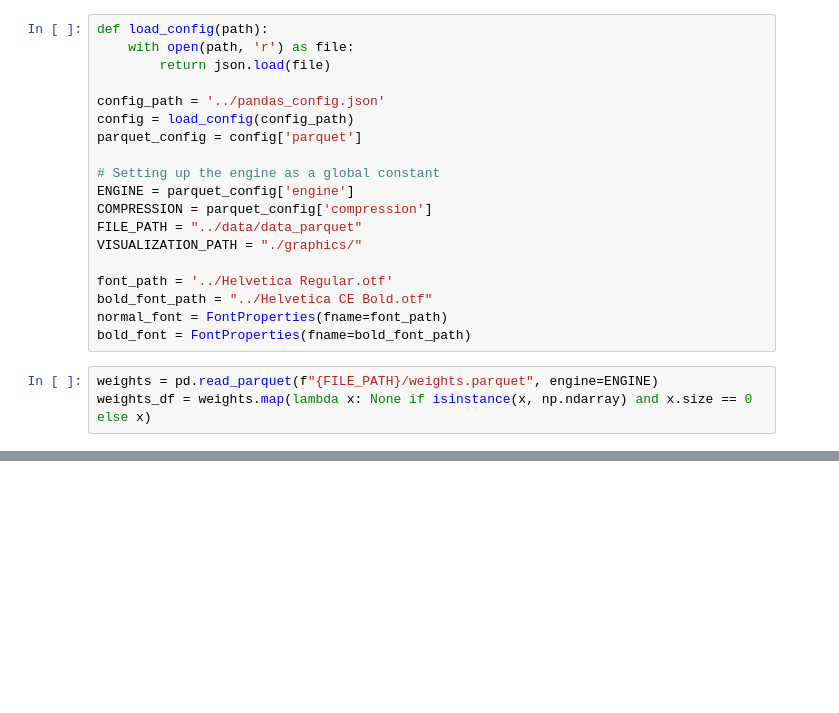
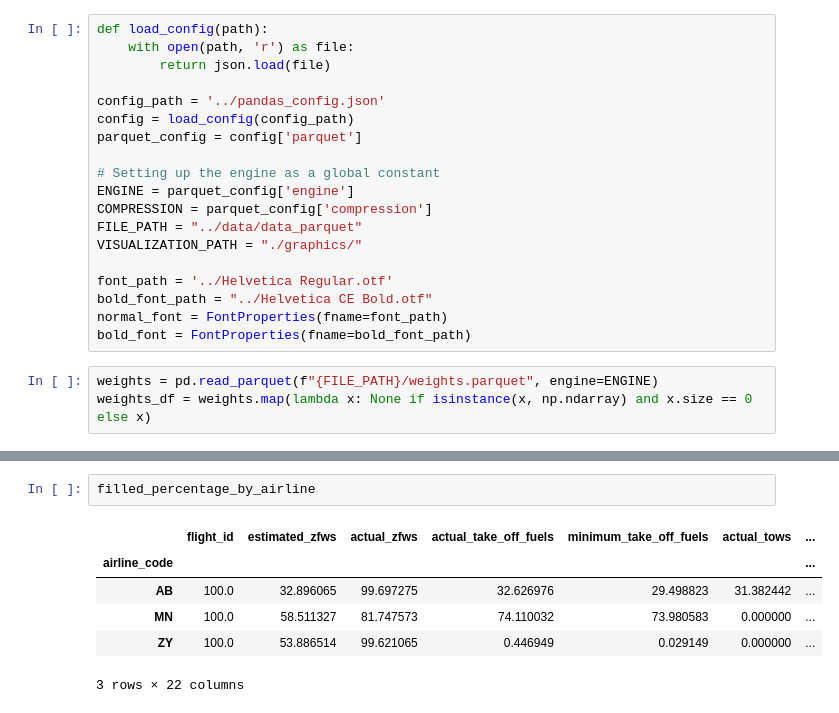
Before and after one commit to aref-hasan/aircraft_load, a Jupyter notebook: visualization/data_quality.ipynb, the cells around one changed output, grey strips where cells are left out. Drawn from its saved outputs; the diff is of its cells as text; blank space fills up the shorter version.

```diff
--- a/visualization/data_quality.ipynb
+++ b/visualization/data_quality.ipynb
@@ -43 +43,10 @@ plt.savefig(f"{VISUALIZATION_PATH}filled_percentages_over_all_weights.svg")
+# %%
+filled_percentage_by_airline
+# %% [output]
+|  | flight_id | estimated_zfws | actual_zfws | actual_take_off_fuels | minimum_take_off_fuels | actual_tows | ... |
+| airline_code |  |  |  |  |  |  | ... |
+| AB | 100.0 | 32.896065 | 99.697275 | 32.626976 | 29.498823 | 31.382442 | ... |
+| MN | 100.0 | 58.511327 | 81.747573 | 74.110032 | 73.980583 | 0.000000 | ... |
+| ZY | 100.0 | 53.886514 | 99.621065 | 0.446949 | 0.029149 | 0.000000 | ... |
+3 rows × 22 columns
 # %%
```
Also changed, not shown: parts of 6 cells of this notebook, 10 other files.
